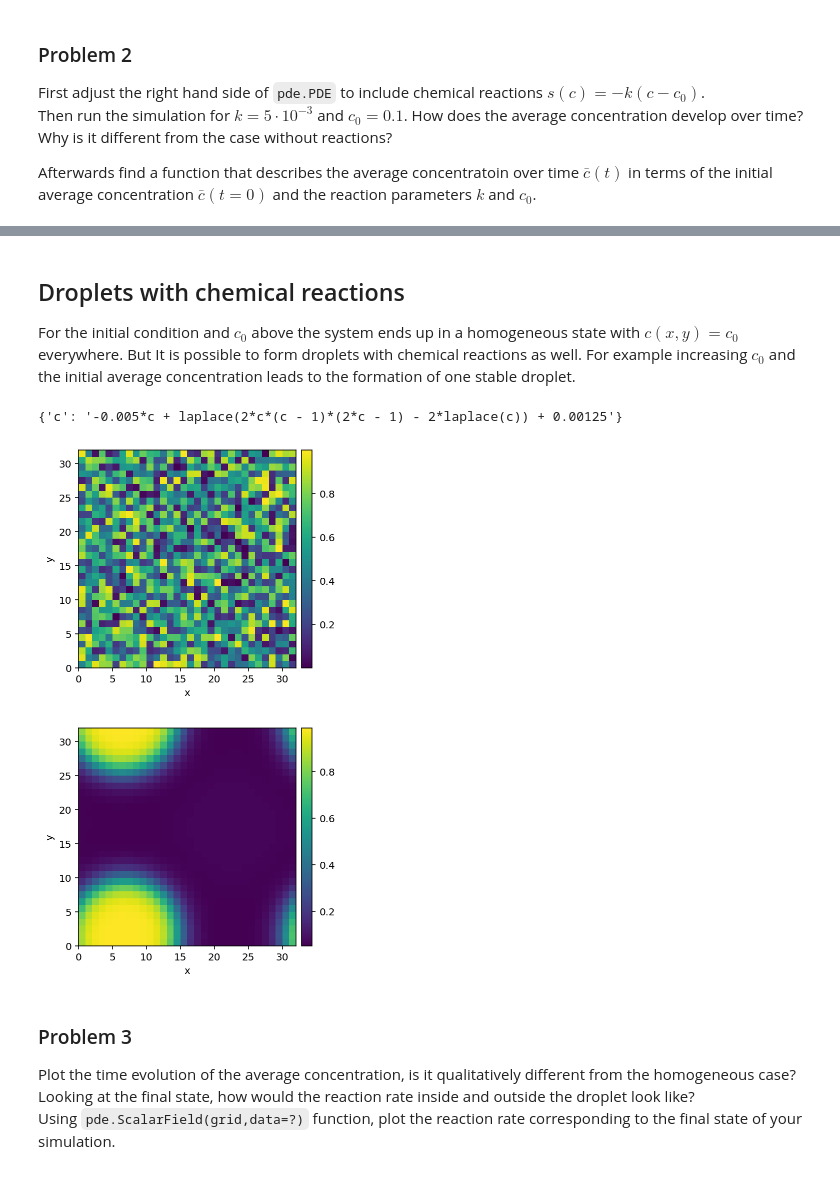
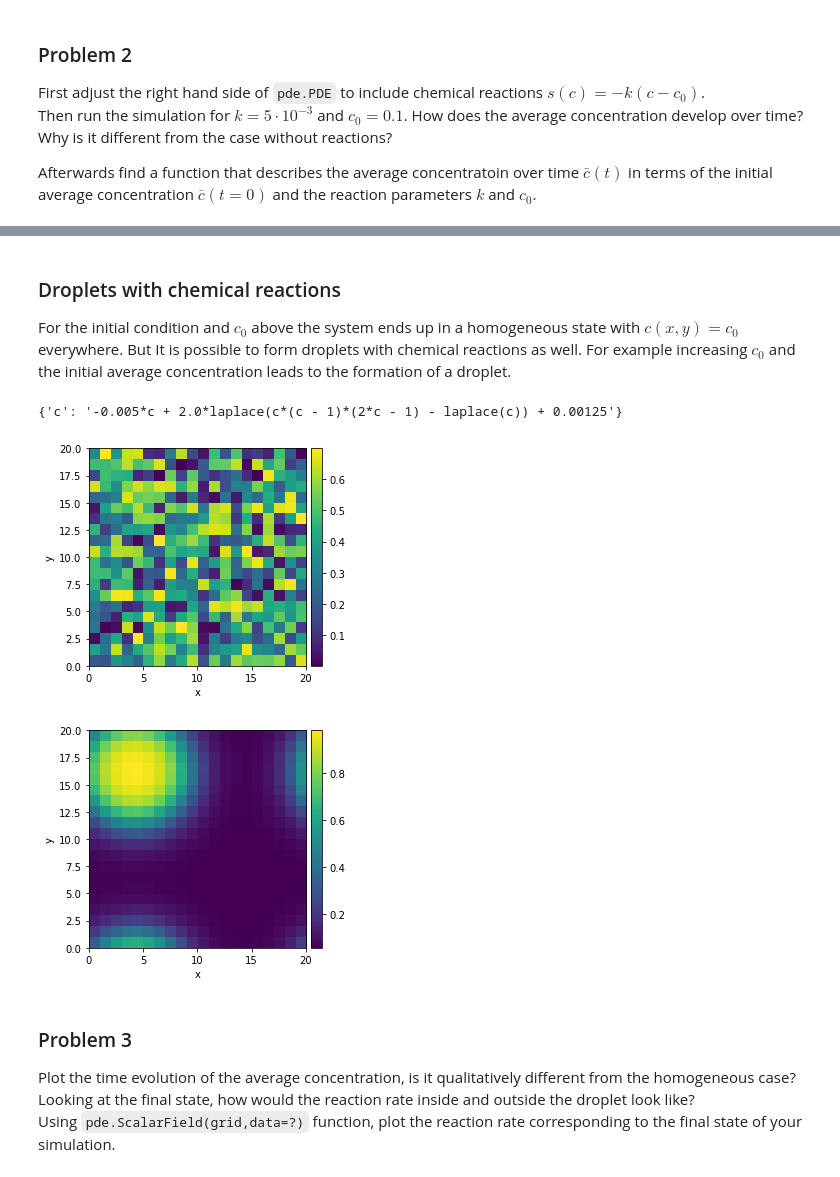
Before and after one commit to zwicker-group/tutorial-pattern-formation-in-cells, a Jupyter notebook: 05_non-ideal-reaction-diffusion.ipynb, the cells around one changed output, grey strips where cells are left out. Cells and saved outputs as stored; diff of their text form; code cells hidden in the pictures.

```diff
--- a/05_non-ideal-reaction-diffusion.ipynb
+++ b/05_non-ideal-reaction-diffusion.ipynb
@@ -133,29 +130,29 @@ plt.close()
 # %% [markdown]
-## Droplets with chemical reactions
+### Droplets with chemical reactions
 
-For the initial condition and $c_0$ above the system ends up in a homogeneous state with $c(x,y)=c_0$ everywhere. But It is possible to form droplets with chemical reactions as well. For example increasing $c_0$ and the initial average concentration leads to the formation of one stable droplet.
+For the initial condition and $c_0$ above the system ends up in a homogeneous state with $c(x,y)=c_0$ everywhere. But It is possible to form droplets with chemical reactions as well. For example increasing $c_0$ and the initial average concentration leads to the formation of a droplet.
 # %%
 # define the partial differential equation
 k = 5.e-3
 c0 = 0.25
 
-eq2 = pde.PDE({'c': f'laplace(2 * c * (1 - c) * (1 - 2*c) - 2*laplace(c)) - {k} * (c - {c0})'})
+eq2 = pde.PDE({'c': f'2*laplace(c * (1 - c) * (1 - 2*c) - laplace(c)) - {k} * (c - {c0})'})
 eq2.expressions
 # %% [output]
-{'c': '-0.005*c + laplace(2*c*(c - 1)*(2*c - 1) - 2*laplace(c)) + 0.00125'}
+{'c': '-0.005*c + 2.0*laplace(c*(c - 1)*(2*c - 1) - laplace(c)) + 0.00125'}
 # %%
 # prepare a random initial state
-grid = pde.UnitGrid([32, 32], periodic=True)
-initial_state = pde.ScalarField.random_uniform(grid, vmin=0, vmax=1.)
+grid = pde.UnitGrid([20, 20], periodic=True)
+initial_state = pde.ScalarField.random_uniform(grid, vmin=0, vmax=.7)
 initial_state.plot();
 
 # simulate the dynamics
 storage = pde.MemoryStorage()
-final_state = eq2.solve(initial_state, t_range=1000, dt=1.e-3, tracker=['progress', storage.tracker(10)])
+final_state = eq2.solve(initial_state, t_range=3000, dt=1.e-2, tracker=['progress', storage.tracker(10)])
 final_state.plot();
 # %% [output]
-[figure, old version]
+[figure, new version]
-[figure, old version]
+[figure, new version]
 # %% [markdown]
 ### Problem 3
 Plot the time evolution of the average concentration, is it qualitatively different from the homogeneous case?<br>
```
Also changed, not shown: parts of 29 cells of this notebook.
